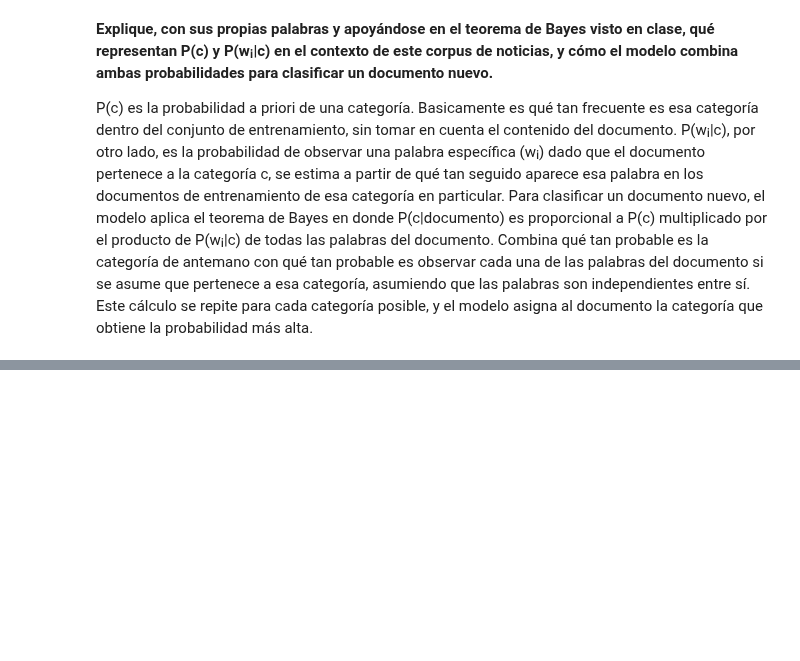
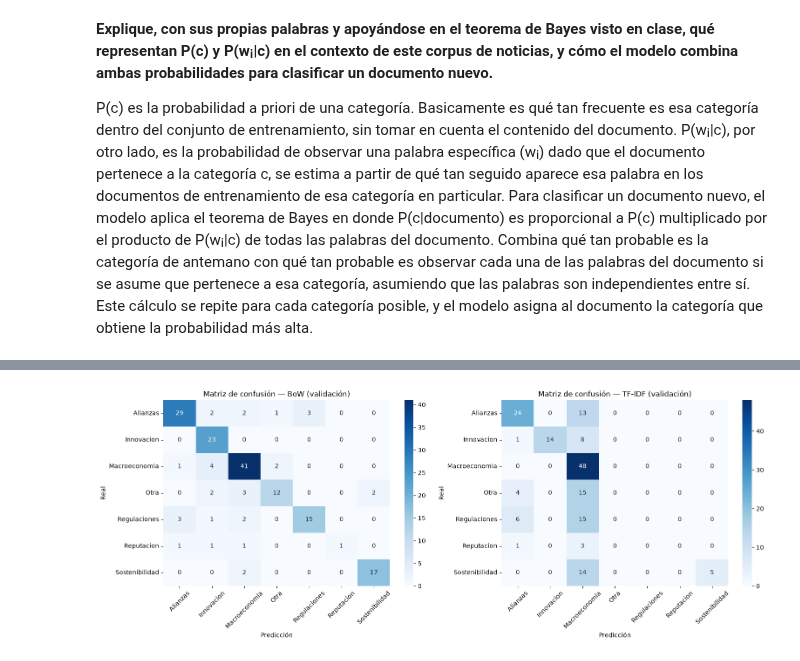
Before and after one commit to Antonio-3108/Natural-Language-Processing, a Jupyter notebook: Laboratorio 3/lab3.ipynb, the cells around one changed output, grey strips where cells are left out. Cells and saved outputs as stored; diff of their text form; code cells hidden in the pictures; blank space fills up the shorter version.

```diff
--- a/Laboratorio 3/lab3.ipynb
+++ b/Laboratorio 3/lab3.ipynb
@@ -730,0 +735,11 @@ P(c) es la probabilidad a priori de una categoría. Basicamente es qué tan frec
+# %%
+from sklearn.metrics import classification_report
+
+y_val_pred_bow = nb_bow.predict(X_val_bow)
+y_val_pred_tfidf = nb_tfidf.predict(X_val_tfidf)
+
+print("Reporte de clasificación — BoW (validación)")
+print(classification_report(y_val, y_val_pred_bow))
+
+print("Reporte de clasificación — TF-IDF (validación)")
+print(classification_report(y_val, y_val_pred_tfidf))
@@ -730,0 +764,29 @@ P(c) es la probabilidad a priori de una categoría. Basicamente es qué tan frec
+# %%
+from sklearn.metrics import confusion_matrix
+import seaborn as sns
+
+categorias_orden = sorted(y.unique())
+
+cm_bow = confusion_matrix(y_val, y_val_pred_bow, labels=categorias_orden)
+cm_tfidf = confusion_matrix(y_val, y_val_pred_tfidf, labels=categorias_orden)
+
+fig, axes = plt.subplots(1, 2, figsize=(16, 6))
+
+sns.heatmap(cm_bow, annot=True, fmt='d', cmap='Blues',
+            xticklabels=categorias_orden, yticklabels=categorias_orden, ax=axes[0])
+axes[0].set_title('Matriz de confusión — BoW (validación)')
+axes[0].set_xlabel('Predicción')
+axes[0].set_ylabel('Real')
+axes[0].tick_params(axis='x', rotation=45)
+
+sns.heatmap(cm_tfidf, annot=True, fmt='d', cmap='Blues',
+            xticklabels=categorias_orden, yticklabels=categorias_orden, ax=axes[1])
+axes[1].set_title('Matriz de confusión — TF-IDF (validación)')
+axes[1].set_xlabel('Predicción')
+axes[1].set_ylabel('Real')
+axes[1].tick_params(axis='x', rotation=45)
+
+plt.tight_layout()
+plt.show()
+# %% [output]
+[figure, added]
```
Also changed, not shown: parts of 21 cells of this notebook.
